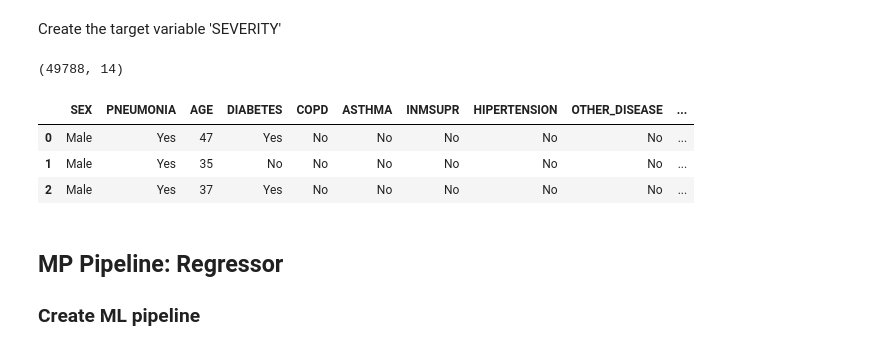
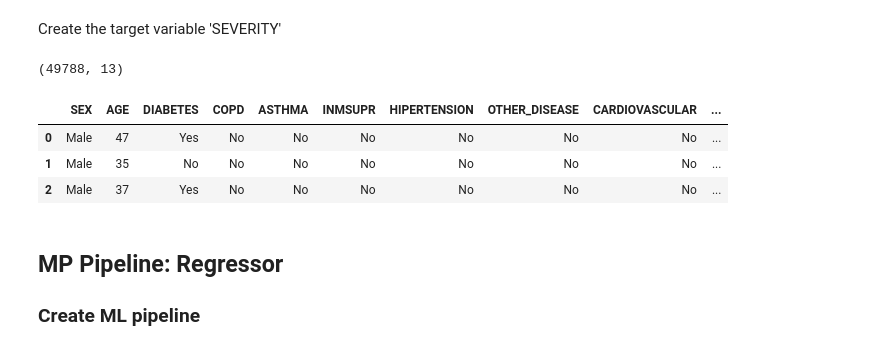
Before and after one commit to cniblock/milestone-covid-19-study, a Jupyter notebook: jupyter_notebooks/06 - Modeling and Evaluation - Regression.ipynb, the cells around one changed output. Saved outputs shown, nothing was run; the diff lists cells and outputs as text; code cells hidden in the pictures.

```diff
--- a/jupyter_notebooks/06 - Modeling and Evaluation - Regression.ipynb
+++ b/jupyter_notebooks/06 - Modeling and Evaluation - Regression.ipynb
@@ -75,20 +75,19 @@ df.head(3)
 # %% [markdown]
 Create the target variable 'SEVERITY'
 # %%
-df['SEVERITY'] = np.where((df['ICU'] == 'Yes') | (df['INTUBED'] == 'Yes'), 1, 0)
+df['SEVERITY'] = np.where((df['ICU'] == 1) | (df['INTUBED'] == 1) | (df['PNEUMONIA'] == 1), 1, 0)
 
-columns_to_drop = ['DIED', 'ICU', 'INTUBED']
-existing_columns_to_drop = [col for col in columns_to_drop if col in df.columns]
-df = df.drop(labels=existing_columns_to_drop, axis=1)
+columns_to_drop = ['ICU', 'INTUBED', 'PNEUMONIA']
+df = df.drop(labels=columns_to_drop, axis=1)
 
 print(df.shape)
 df.head(3)
 # %% [output]
-(49788, 14)
+(49788, 13)
-|  | SEX | PNEUMONIA | AGE | DIABETES | COPD | ASTHMA | INMSUPR | HIPERTENSION | OTHER_DISEASE | ... |
-| 0 | Male | Yes | 47 | Yes | No | No | No | No | No | ... |
-| 1 | Male | Yes | 35 | No | No | No | No | No | No | ... |
-| 2 | Male | Yes | 37 | Yes | No | No | No | No | No | ... |
+|  | SEX | AGE | DIABETES | COPD | ASTHMA | INMSUPR | HIPERTENSION | OTHER_DISEASE | CARDIOVASCULAR | ... |
+| 0 | Male | 47 | Yes | No | No | No | No | No | No | ... |
+| 1 | Male | 35 | No | No | No | No | No | No | No | ... |
+| 2 | Male | 37 | Yes | No | No | No | No | No | No | ... |
 # %% [markdown]
 ## MP Pipeline: Regressor
 
```
Also changed, not shown: parts of 26 cells of this notebook.
